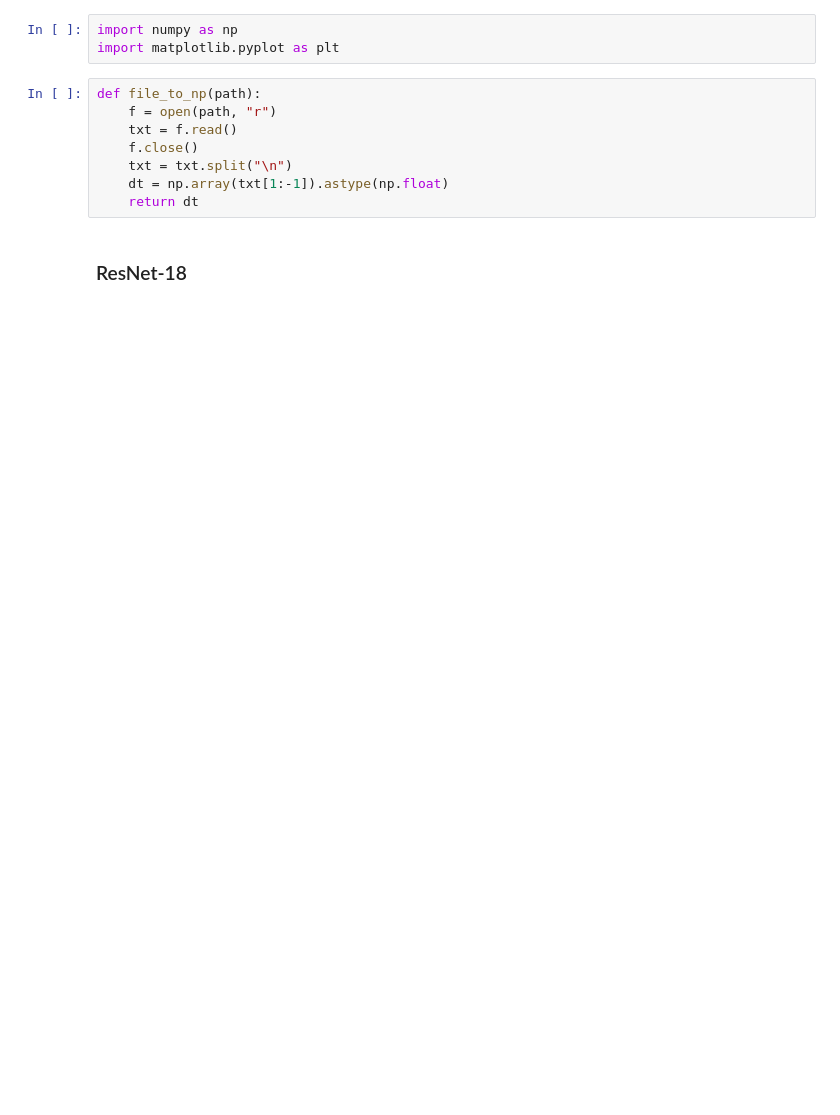
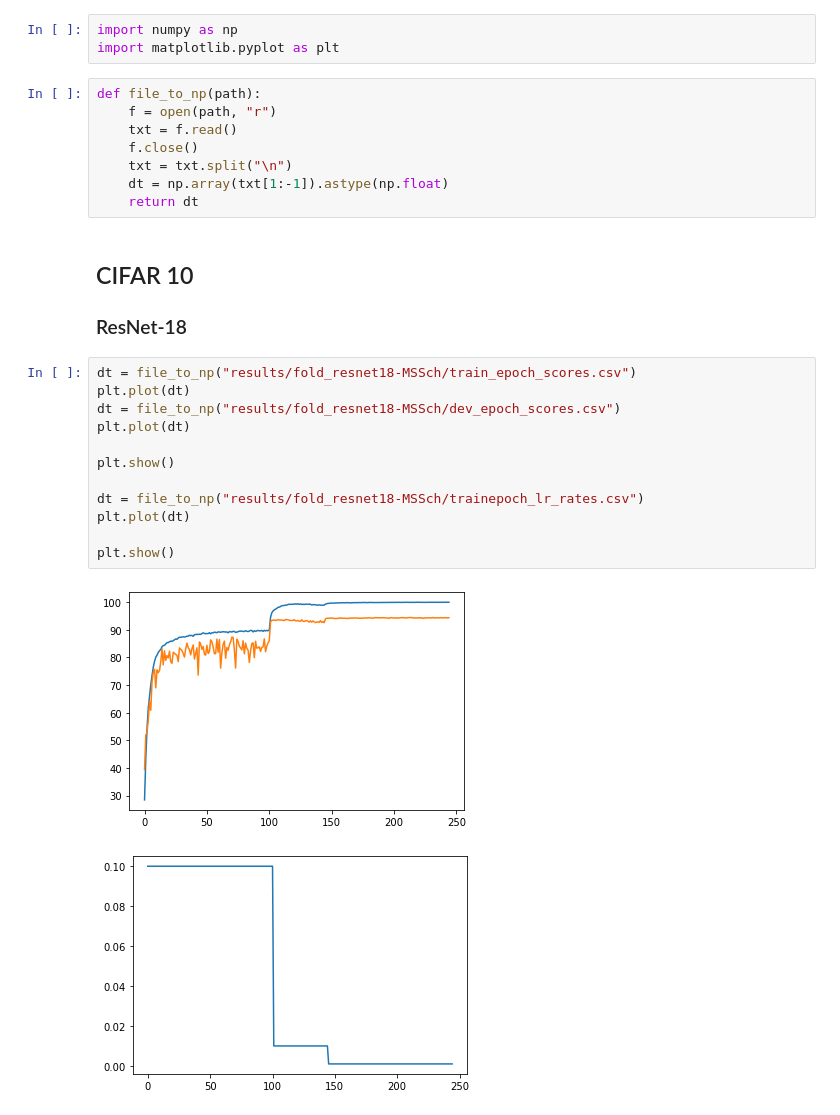
Before and after one commit to Myyyr/classification, a Jupyter notebook: analyse.ipynb, the cells around one changed output. Cells and saved outputs as stored; diff of their text form; blank space fills up the shorter version.

```diff
--- a/analyse.ipynb
+++ b/analyse.ipynb
@@ -10,4 +10,20 @@ def file_to_np(path):
     dt = np.array(txt[1:-1]).astype(np.float)
     return dt
 # %% [markdown]
+## CIFAR 10
 ### ResNet-18
+# %%
+dt = file_to_np("results/fold_resnet18-MSSch/train_epoch_scores.csv")
+plt.plot(dt)
+dt = file_to_np("results/fold_resnet18-MSSch/dev_epoch_scores.csv")
+plt.plot(dt)
+
+plt.show()
+
+dt = file_to_np("results/fold_resnet18-MSSch/trainepoch_lr_rates.csv")
+plt.plot(dt)
+
+plt.show()
+# %% [output]
+[figure, added]
+[figure, added]
```
Also changed, not shown: parts of 7 cells of this notebook, 5 other files.
